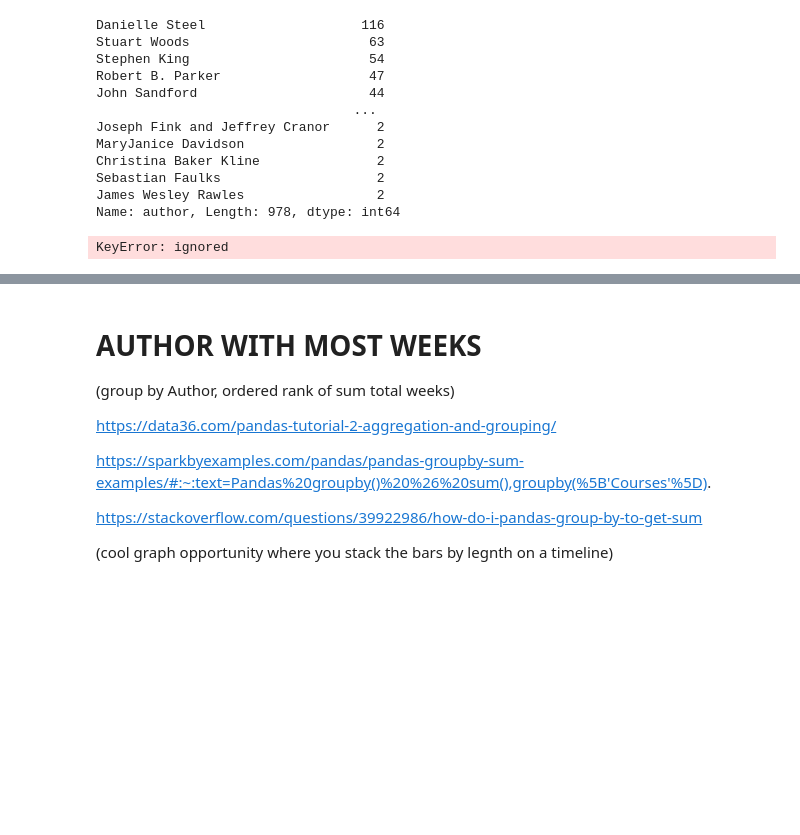
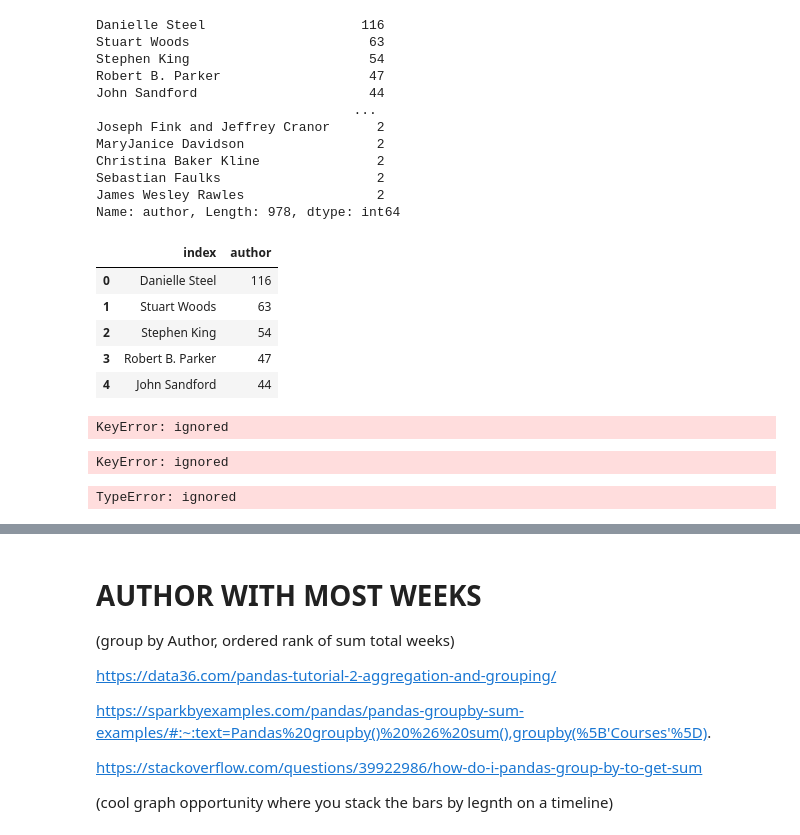
Before and after one commit to wcrowley342/bookanalysis, a Jupyter notebook: Book_Analysis.ipynb, the cells around one changed output, grey strips where cells are left out. Cells and saved outputs as stored; diff of their text form; code cells hidden in the pictures; blank space fills up the shorter version.

```diff
--- a/Book_Analysis.ipynb
+++ b/Book_Analysis.ipynb
@@ -209,6 +209,8 @@ titles_df.head()
 | 2 | 10 | ''G'' IS FOR GUMSHOE | Sue Grafton | 1990 | 6 | 1990-05-06 | 8 | 8 |
 | 3 | 100 | A DOG'S JOURNEY | W. Bruce Cameron | 2012 | 1 | 2012-05-27 | 14 | 14 |
 | 4 | 1000 | CHANGING FACES | Kimberla Lawson Roby | 2006 | 1 | 2006-02-19 | 14 | 14 |
+# %%
+titles_df['count_of_books'] = titles_df['author'].value_counts()
 # %% [markdown]
 filtering the dataframe to get records where author appears more than once...
 
@@ -239,7 +237,34 @@ Christina Baker Kline               2
 Sebastian Faulks                    2
 James Wesley Rawles                 2
 Name: author, Length: 978, dtype: int64
+# %%
+multiple_books1 = multiple_books1.reset_index()
+# %%
+multiple_books1.head()
+# %% [output]
+|  | index | author |
+| 0 | Danielle Steel | 116 |
+| 1 | Stuart Woods | 63 |
+| 2 | Stephen King | 54 |
+| 3 | Robert B. Parker | 47 |
+| 4 | John Sandford | 44 |
 # %%
 multiple_books1.groupby('author').max()[['first_week']]
 # %% [output]
 KeyError: ignored
+# %%
+book_counts =  titles_df['author'].value_counts()
+
+titles_df['book_counts'] = titles_df['author'].apply(lambda x: book_counts[x])
+# %% [output]
+KeyError: ignored
+# %%
+book_count = (titles_df['author'] > 1).sum()
+if book_count > 1:
+    book_count_subset = df.loc[df['author'] > 1]
+    book_count_subset_df = pd.DataFrame(book_count_subset)
+    print(book_count_subset_df)
+else:
+    print("No age value occurs more than once.")
+# %% [output]
+TypeError: ignored
```
Also changed, not shown: parts of 11 cells of this notebook.
